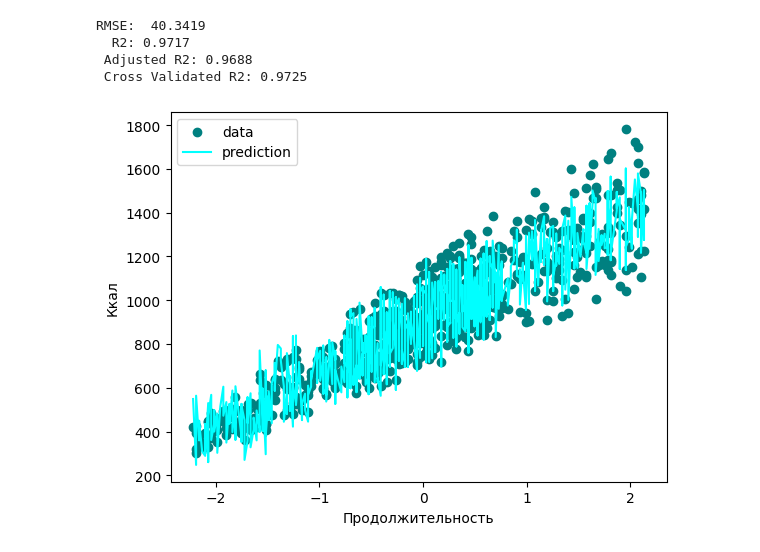
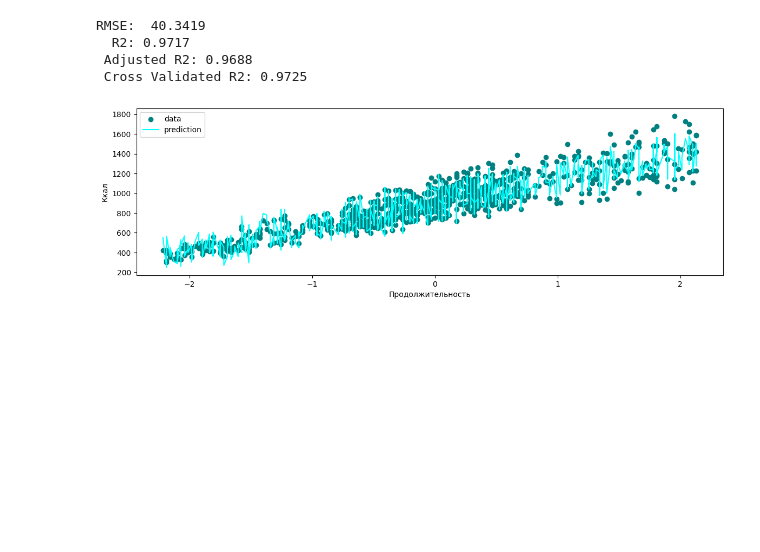
Before and after one commit to aubergeeen/ML-Labs, a Jupyter notebook: TechML_Lab_4_Regression.ipynb, the cells around one changed output. Drawn from its saved outputs; the diff is of its cells as text; code cells hidden in the pictures; blank space fills up the shorter version.

```diff
--- a/TechML_Lab_4_Regression.ipynb
+++ b/TechML_Lab_4_Regression.ipynb
@@ -286,6 +286,7 @@ RMSE:  38.3418
  Adjusted R2: 0.9783
  Cross Validated R2: 0.9777
 # %%
+plt.rcParams["figure.figsize"] = (14,4)
 plt.scatter(X_train["Session_Duration (hours)"], y_train, color='teal',
             label='data')
 sort = X_train.sort_values(by='Session_Duration (hours)')
@@ -328,6 +329,7 @@ RMSE:  72.2418
  Adjusted R2: 0.9231
  Cross Validated R2: 0.9299
 # %%
+plt.rcParams["figure.figsize"] = (14,4)
 plt.scatter(X_train["Session_Duration (hours)"], y_train, color='teal',
             label='data')
 #sort = X_train.sort_values(by='Session_Duration (hours)')
@@ -358,4 +361,5 @@ RMSE:  46.0424
 # %%
+plt.rcParams["figure.figsize"] = (14,4)
 plt.scatter(X_train["Session_Duration (hours)"], y_train, color='teal',
             label='data')
 plt.plot(sort["Session_Duration (hours)"], rf.predict(sort), color='cyan',
@@ -384,6 +388,7 @@ RMSE:  48.7142
  Adjusted R2: 0.965
  Cross Validated R2: 0.9675
 # %%
+plt.rcParams["figure.figsize"] = (14,4)
 plt.scatter(X_train["Session_Duration (hours)"], y_train, color='teal',
             label='data')
 plt.plot(sort["Session_Duration (hours)"], svr.predict(sort), color='cyan',
@@ -413,13 +418,14 @@ RMSE:  40.3419
  Adjusted R2: 0.9688
  Cross Validated R2: 0.9725
 # %%
+plt.rcParams["figure.figsize"] = (14,4)
 plt.scatter(X_train["Session_Duration (hours)"], y_train, color='teal',
             label='data')
 plt.plot(sort["Session_Duration (hours)"], en.predict(sort), color='cyan',
          label='prediction')
 plt.xlabel('Продолжительность')
 plt.ylabel('Ккал')
 plt.legend()
 plt.show()
 # %% [output]
-[figure, old version]
+[figure, new version]
```
Also changed, not shown: parts of 5 cells of this notebook.
